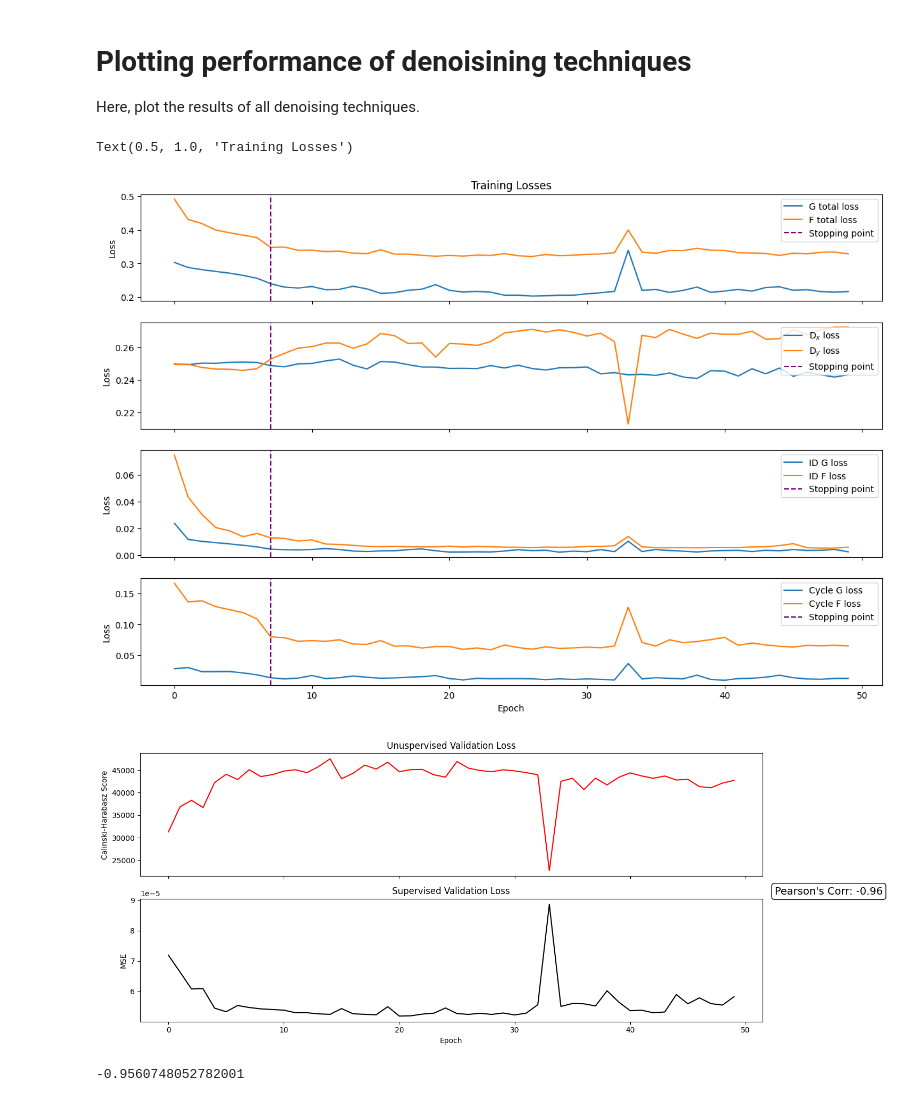
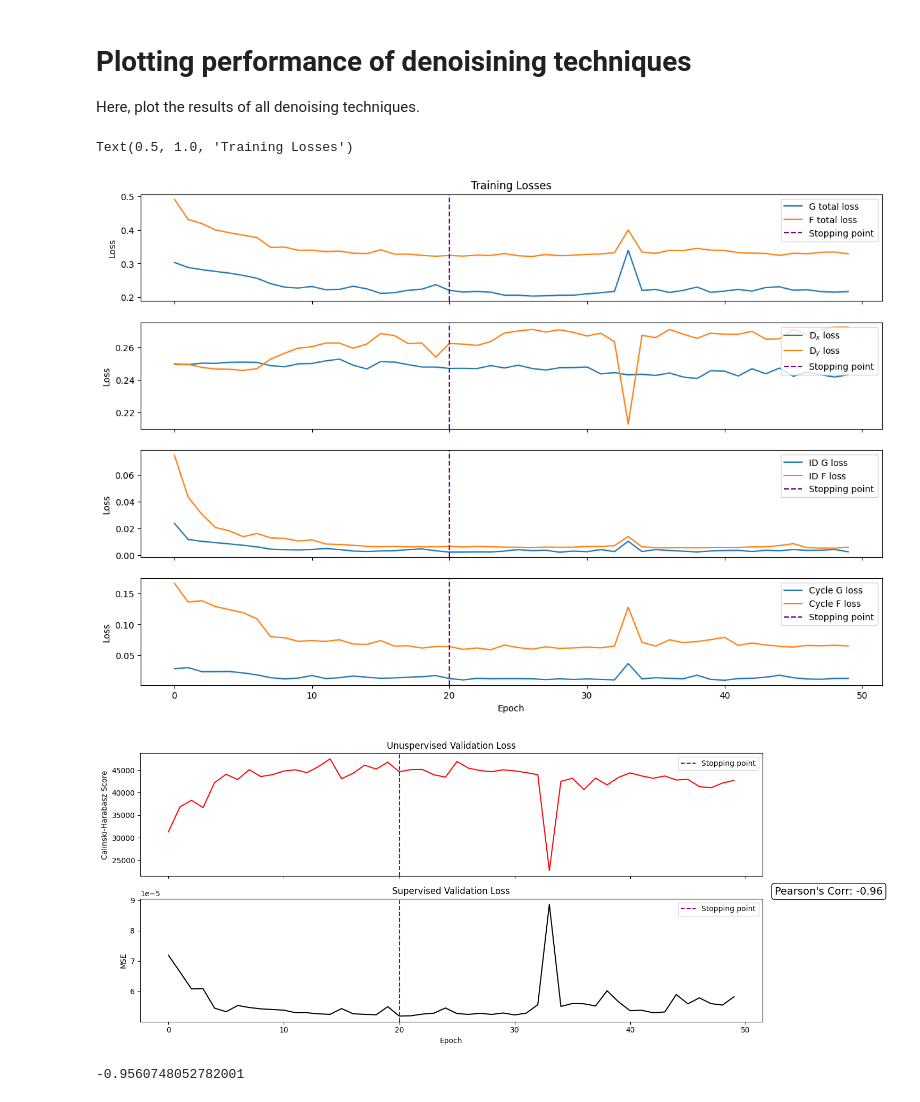
Before and after one commit to ciaranbench/spectral-denoising-cycleGAN, a Jupyter notebook: Evaluate_Denoising_Techniques.ipynb, the cells around one changed output. Saved outputs shown, nothing was run; the diff lists cells and outputs as text; code cells hidden in the pictures.

```diff
--- a/Evaluate_Denoising_Techniques.ipynb
+++ b/Evaluate_Denoising_Techniques.ipynb
@@ -8,32 +8,32 @@ from scipy.stats import pearsonr
 # %%
 history=np.load('my_history.npy',allow_pickle='TRUE').item()
 fig, ax = plt.subplots(4,1,figsize=(15, 10),sharex=True)
 
 ax[0].plot(history['G_loss'],label='G total loss')
 ax[0].plot(history['F_loss'],label='F total loss')
-ax[0].axvline(x=7,ls='--',color='purple',label = 'Stopping point')
+ax[0].axvline(x=20,ls='--',color='purple',label = 'Stopping point')
 ax[0].set_ylabel('Loss')
 ax[0].legend(loc='upper right')
 ax[1].plot(history['D_X_loss'],label='D$_x$ loss')
 ax[1].plot(history['D_Y_loss'],label='D$_y$ loss')
 ax[1].set_ylabel('Loss')
-ax[1].axvline(x=7,ls='--',color='purple',label = 'Stopping point')
+ax[1].axvline(x=20,ls='--',color='purple',label = 'Stopping point')
 ax[1].legend(loc='upper right')
 ax[2].plot(history['ID_G_loss'],label='ID G loss')
 ax[2].plot(history['ID_F_loss'],label='ID F loss')
 ax[2].set_ylabel('Loss')
-ax[2].axvline(x=7,ls='--',color='purple',label = 'Stopping point')
+ax[2].axvline(x=20,ls='--',color='purple',label = 'Stopping point')
 ax[2].legend(loc='upper right')
 ax[3].plot(history['Cycle_G_loss'],label='Cycle G loss')
 ax[3].plot(history['Cycle_F_loss'],label='Cycle F loss')
 ax[3].set_ylabel('Loss')
-ax[3].axvline(x=7,ls='--',color='purple',label = 'Stopping point')
+ax[3].axvline(x=20,ls='--',color='purple',label = 'Stopping point')
 ax[3].legend(loc='upper right')
 ax[-1].set_xlabel('Epoch')
 ax[0].set_title('Training Losses')
 # %% [output]
 Text(0.5, 1.0, 'Training Losses')
-[figure, old version]
+[figure, new version]
 # %%
 ## Plot validation Losses
 # %%
@@ -48,6 +48,8 @@ fig, ax = plt.subplots(2,sharex=True,figsize=(15, 6))
 ax[0].plot(unsupervised_valid_loss,color='red')
 ax[0].set_title('Unuspervised Validation Loss')
 ax[0].set_ylabel('Calinski-Harabasz Score')
+ax[0].axvline(x=20,ls='--',color='purple',label = 'Stopping point')
+ax[0].legend()
 ax[1].plot(supervised_valid_loss,color='black')
 ax[1].set_title('Supervised Validation Loss')
 ax[1].set_ylabel('MSE')
@@ -56,9 +58,11 @@ textstr = "Pearson's Corr: -0.96"
 ax[1].text(1.02, 1.1, textstr, transform=ax[1].transAxes, fontsize=14,
         verticalalignment='top',color='black',
         bbox=dict(facecolor='none', edgecolor='black', boxstyle='round'))
+ax[1].axvline(x=20,ls='--',color='purple',label = 'Stopping point')
+ax[1].legend()
 fig.tight_layout()
 # %% [output]
-[figure, old version]
+[figure, new version]
 # %%
 # compute Pearson correlation between unsupervised and supervised validation losses
 corr, _ = pearsonr(unsupervised_valid_loss, supervised_valid_loss)
```
Also changed, not shown: parts of 15 cells of this notebook.
